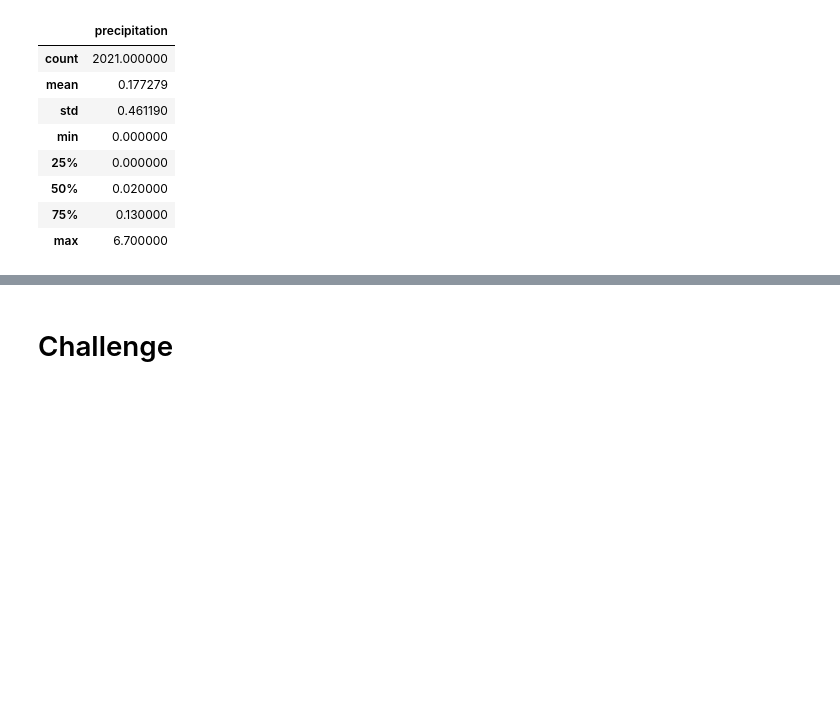
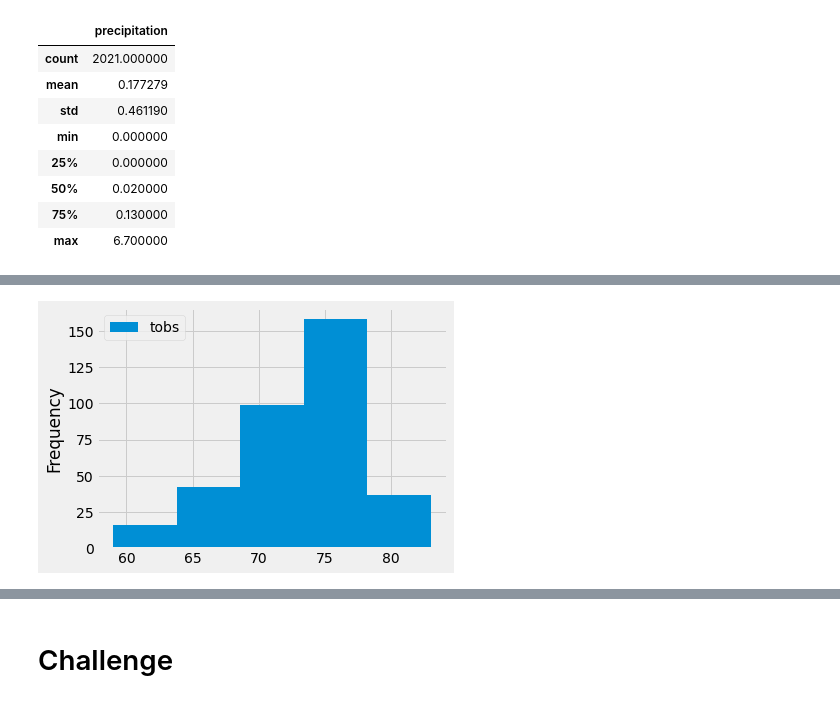
Before and after one commit to annaS000/surfs_up, a Jupyter notebook: climate_analysis.ipynb, the cells around one changed output, grey strips where cells are left out. Saved outputs shown, nothing was run; the diff lists cells and outputs as text; code cells hidden in the pictures; blank space fills up the shorter version.

```diff
--- a/climate_analysis.ipynb
+++ b/climate_analysis.ipynb
@@ -84,0 +128,5 @@ df.describe()
+# %%
+df.plot.hist(bins=5)
+plt.tight_layout()
+# %% [output]
+[figure, added]
```
Also changed, not shown: parts of 6 cells of this notebook.
